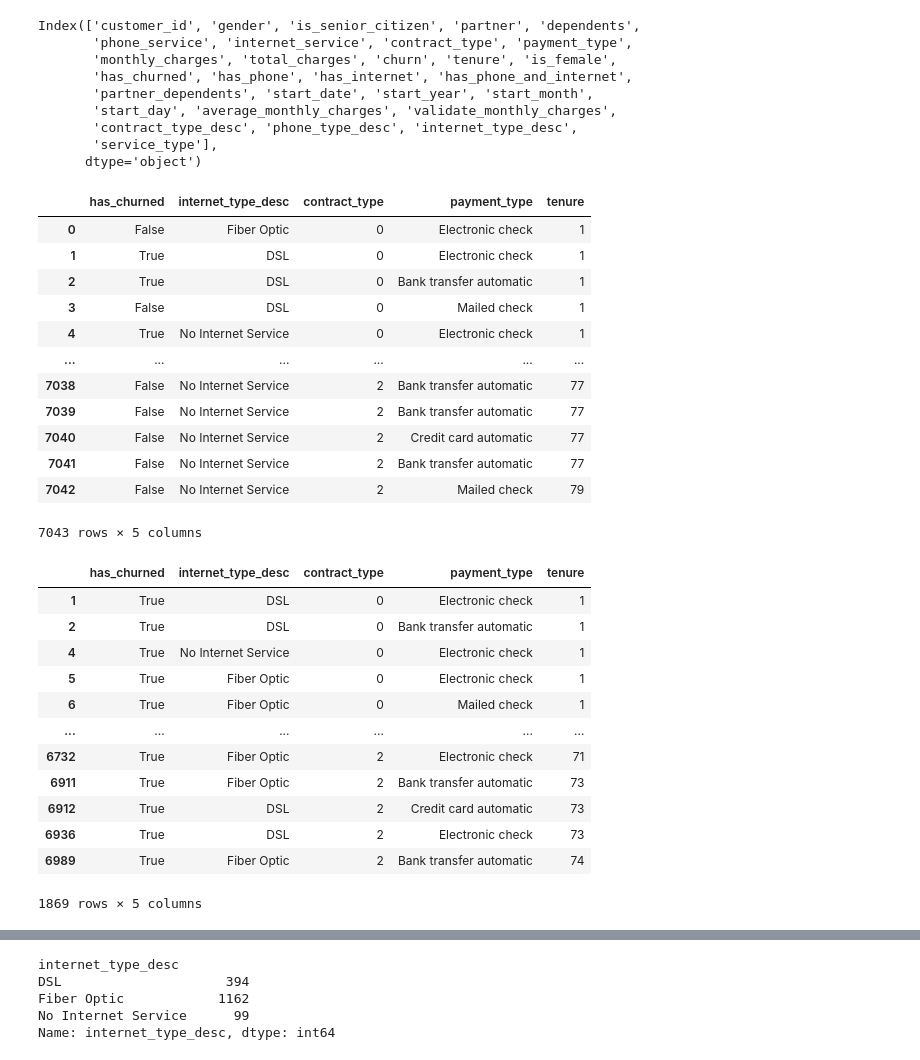
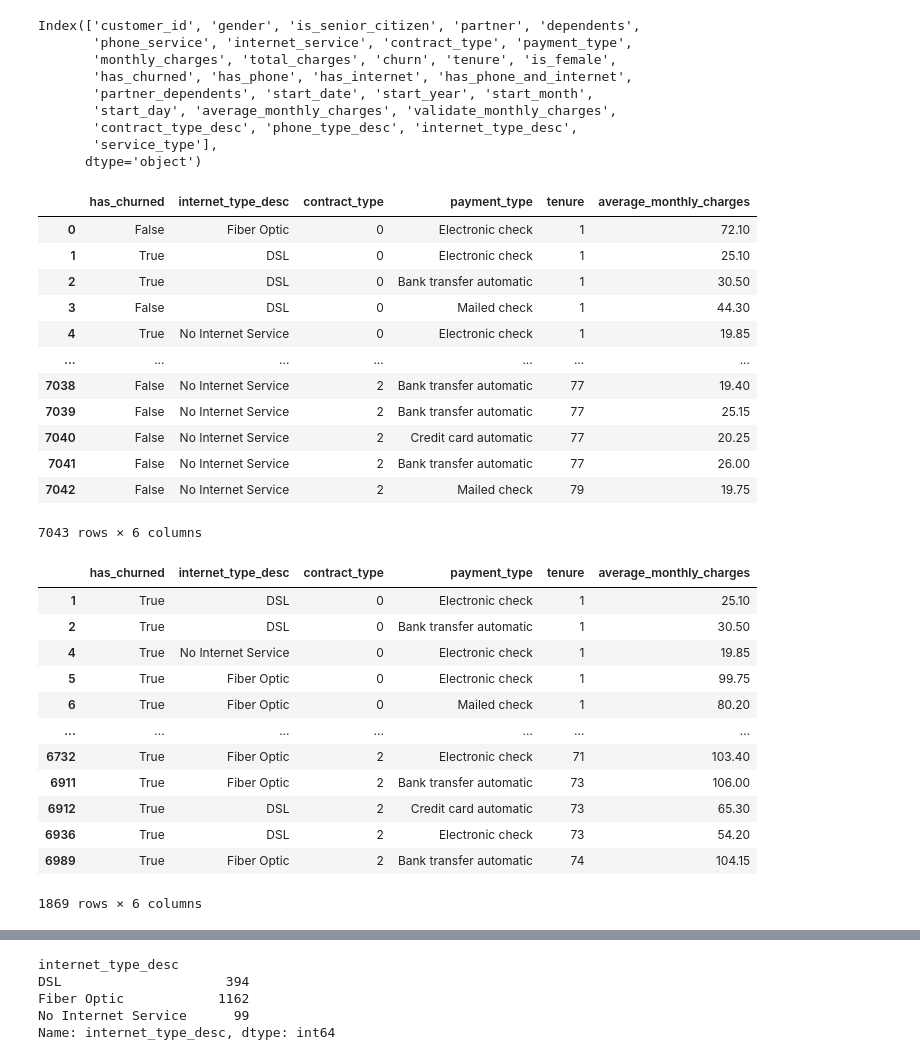
Before and after one commit to Brooke-Holyoak/numpy-pandas-visualization-exercises, a Jupyter notebook: telco_viz1_project.ipynb, the cells around one changed output, grey strips where cells are left out. Saved outputs shown, nothing was run; the diff lists cells and outputs as text; code cells hidden in the pictures.

```diff
--- a/telco_viz1_project.ipynb
+++ b/telco_viz1_project.ipynb
@@ -79,40 +77,40 @@ Index(['customer_id', 'gender', 'is_senior_citizen', 'partner', 'dependents',
        'service_type'],
       dtype='object')
 # %%
-df1 = df[['has_churned', 'internet_type_desc', 'contract_type', 'payment_type', 'tenure']]
+df1 = df[['has_churned', 'internet_type_desc', 'contract_type', 'payment_type', 'tenure', 'average_monthly_charges']]
 df1
 # %% [output]
-|  | has_churned | internet_type_desc | contract_type | payment_type | tenure |
-| 0 | False | Fiber Optic | 0 | Electronic check | 1 |
-| 1 | True | DSL | 0 | Electronic check | 1 |
-| 2 | True | DSL | 0 | Bank transfer automatic | 1 |
-| 3 | False | DSL | 0 | Mailed check | 1 |
-| 4 | True | No Internet Service | 0 | Electronic check | 1 |
-| ... | ... | ... | ... | ... | ... |
-| 7038 | False | No Internet Service | 2 | Bank transfer automatic | 77 |
-| 7039 | False | No Internet Service | 2 | Bank transfer automatic | 77 |
-| 7040 | False | No Internet Service | 2 | Credit card automatic | 77 |
-| 7041 | False | No Internet Service | 2 | Bank transfer automatic | 77 |
-| 7042 | False | No Internet Service | 2 | Mailed check | 79 |
+|  | has_churned | internet_type_desc | contract_type | payment_type | tenure | average_monthly_charges |
+| 0 | False | Fiber Optic | 0 | Electronic check | 1 | 72.10 |
+| 1 | True | DSL | 0 | Electronic check | 1 | 25.10 |
+| 2 | True | DSL | 0 | Bank transfer automatic | 1 | 30.50 |
+| 3 | False | DSL | 0 | Mailed check | 1 | 44.30 |
+| 4 | True | No Internet Service | 0 | Electronic check | 1 | 19.85 |
+| ... | ... | ... | ... | ... | ... | ... |
+| 7038 | False | No Internet Service | 2 | Bank transfer automatic | 77 | 19.40 |
+| 7039 | False | No Internet Service | 2 | Bank transfer automatic | 77 | 25.15 |
+| 7040 | False | No Internet Service | 2 | Credit card automatic | 77 | 20.25 |
+| 7041 | False | No Internet Service | 2 | Bank transfer automatic | 77 | 26.00 |
+| 7042 | False | No Internet Service | 2 | Mailed check | 79 | 19.75 |
-7043 rows × 5 columns
+7043 rows × 6 columns
 # %%
 churn_cust = df1[df1['has_churned']== True]
 churn_cust
 #filtered out customers who are still with company, bc I want to look at ONLY churned customers
 # %% [output]
-|  | has_churned | internet_type_desc | contract_type | payment_type | tenure |
-| 1 | True | DSL | 0 | Electronic check | 1 |
-| 2 | True | DSL | 0 | Bank transfer automatic | 1 |
-| 4 | True | No Internet Service | 0 | Electronic check | 1 |
-| 5 | True | Fiber Optic | 0 | Electronic check | 1 |
-| 6 | True | Fiber Optic | 0 | Mailed check | 1 |
-| ... | ... | ... | ... | ... | ... |
-| 6732 | True | Fiber Optic | 2 | Electronic check | 71 |
-| 6911 | True | Fiber Optic | 2 | Bank transfer automatic | 73 |
-| 6912 | True | DSL | 2 | Credit card automatic | 73 |
-| 6936 | True | DSL | 2 | Electronic check | 73 |
-| 6989 | True | Fiber Optic | 2 | Bank transfer automatic | 74 |
+|  | has_churned | internet_type_desc | contract_type | payment_type | tenure | average_monthly_charges |
+| 1 | True | DSL | 0 | Electronic check | 1 | 25.10 |
+| 2 | True | DSL | 0 | Bank transfer automatic | 1 | 30.50 |
+| 4 | True | No Internet Service | 0 | Electronic check | 1 | 19.85 |
+| 5 | True | Fiber Optic | 0 | Electronic check | 1 | 99.75 |
+| 6 | True | Fiber Optic | 0 | Mailed check | 1 | 80.20 |
+| ... | ... | ... | ... | ... | ... | ... |
+| 6732 | True | Fiber Optic | 2 | Electronic check | 71 | 103.40 |
+| 6911 | True | Fiber Optic | 2 | Bank transfer automatic | 73 | 106.00 |
+| 6912 | True | DSL | 2 | Credit card automatic | 73 | 65.30 |
+| 6936 | True | DSL | 2 | Electronic check | 73 | 54.20 |
+| 6989 | True | Fiber Optic | 2 | Bank transfer automatic | 74 | 104.15 |
-1869 rows × 5 columns
+1869 rows × 6 columns
 # %%
 mtm_churned = churn_cust[churn_cust['contract_type']== 0]
 mtm_churned
```
Also changed, not shown: parts of 11 cells of this notebook.
